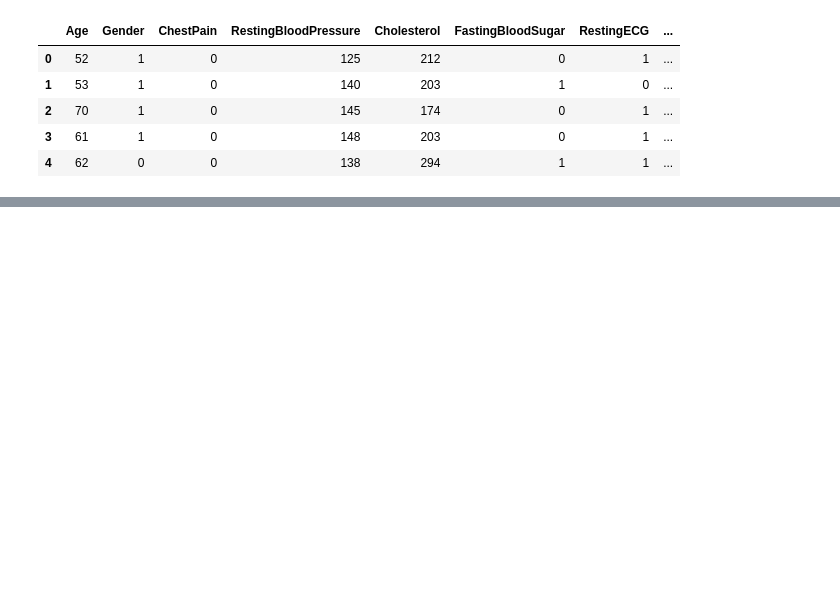
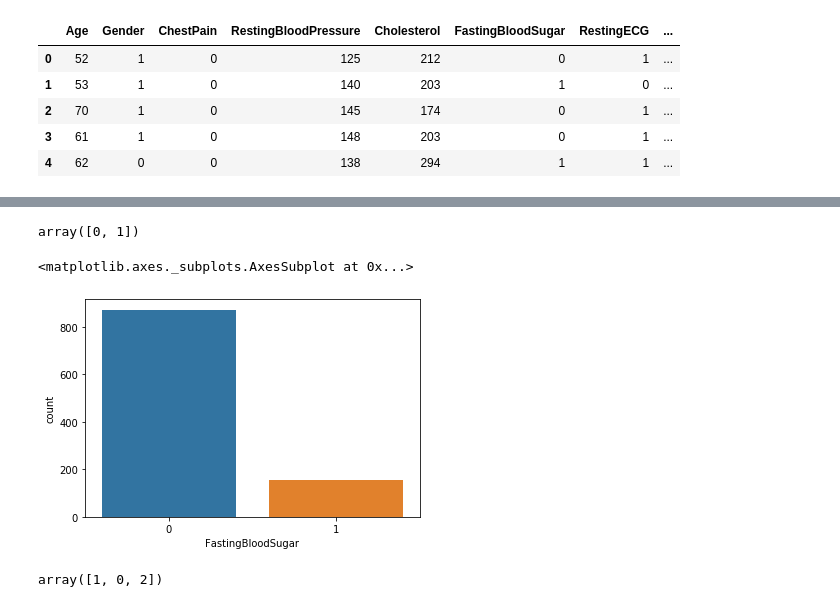
Before and after one commit to letisalbal/Final-Project, a Jupyter notebook: HeartDisease.ipynb, the cells around one changed output, grey strips where cells are left out. Drawn from its saved outputs; the diff is of its cells as text; code cells hidden in the pictures; blank space fills up the shorter version.

```diff
--- a/HeartDisease.ipynb
+++ b/HeartDisease.ipynb
@@ -146,0 +236,14 @@ heart_df2.head()
+# %%
+heart_df2["FastingBloodSugar"].unique()
+# %% [output]
+array([0, 1])
+# %%
+sns.countplot(data=heart_df2, x = 'FastingBloodSugar')
+# %% [output]
+<matplotlib.axes._subplots.AxesSubplot at 0x...>
+[figure, added]
+# %%
+#restecg feature
+heart_df2["RestingECG"].unique()
+# %% [output]
+array([1, 0, 2])
```
Also changed, not shown: parts of 45 cells of this notebook.
